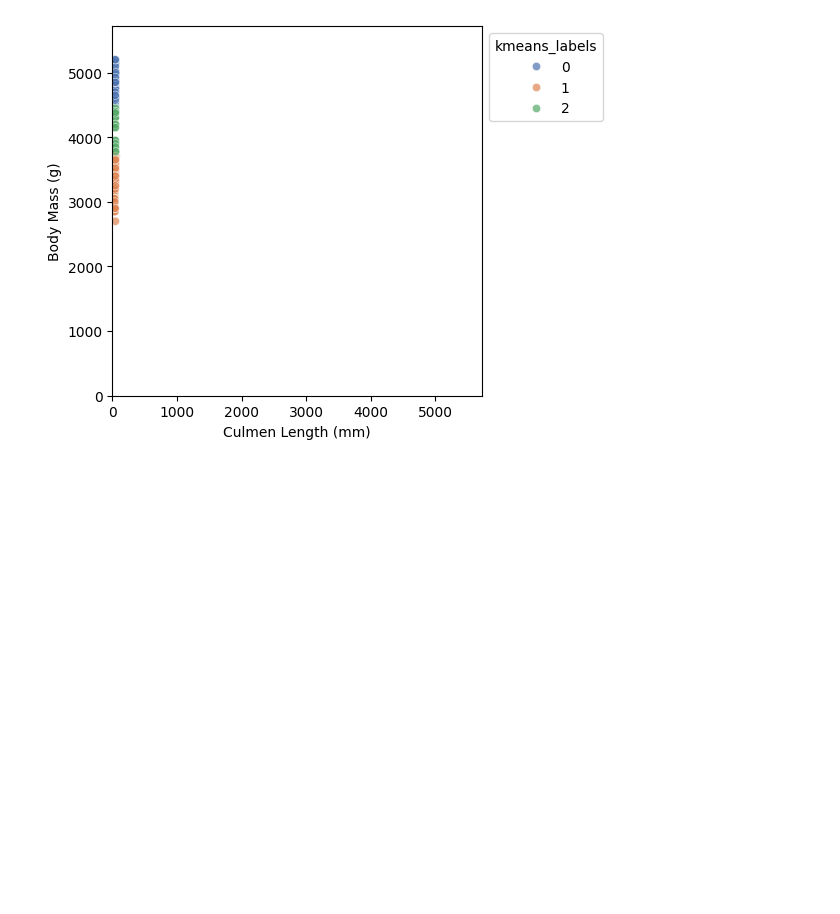
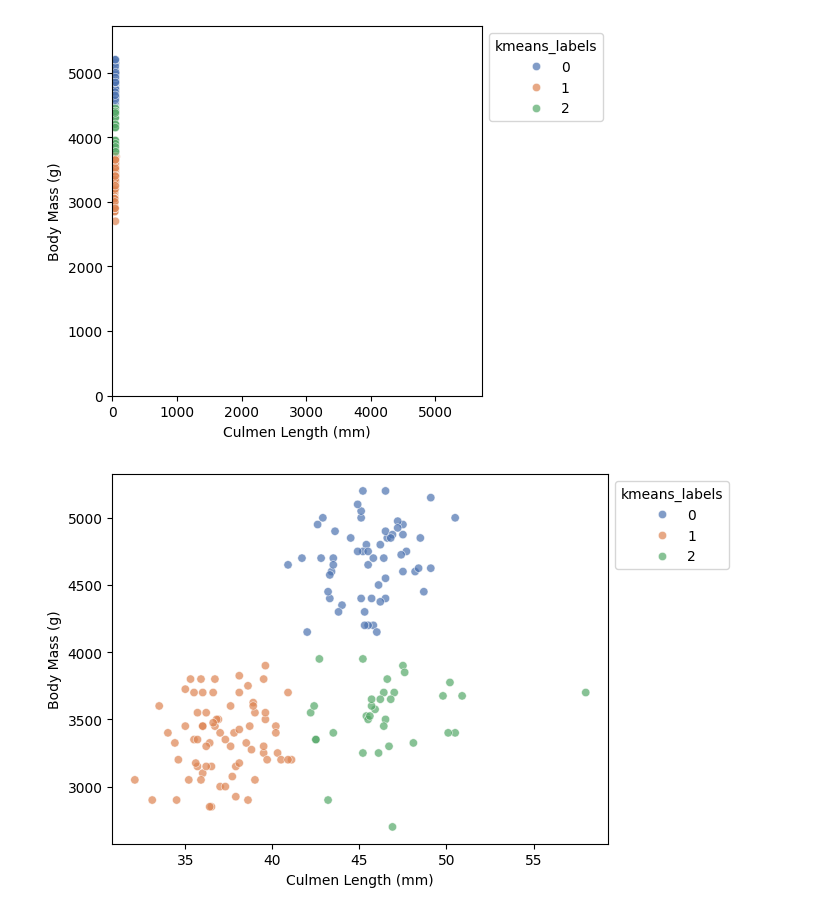
Before and after one commit to DavidGuzzi/inria, a Jupyter notebook: unsupervised.ipynb, the cells around one changed output. Saved outputs shown, nothing was run; the diff lists cells and outputs as text; code cells hidden in the pictures; blank space fills up the shorter version.

```diff
--- a/unsupervised.ipynb
+++ b/unsupervised.ipynb
@@ -112,3 +112,29 @@ from sklearn.preprocessing import StandardScaler
 scaled_kmeans = make_pipeline(
     StandardScaler(), KMeans(n_clusters=3, random_state=0)
 )
+# %%
+def plot_kmeans_clusters_on_2d_data(
+    clustering_model,
+    data,
+    first_feature_name,
+    second_feature_name,
+):
+    labels = clustering_model.fit_predict(
+        data[[first_feature_name, second_feature_name]]
+    )
+    ax = sns.scatterplot(
+        data=data.assign(kmeans_labels=labels),
+        x=first_feature_name,
+        y=second_feature_name,
+        hue="kmeans_labels",
+        palette="deep",
+        alpha=0.7,
+    )
+    sns.move_legend(ax, "upper left", bbox_to_anchor=(1, 1))
+
+
+plot_kmeans_clusters_on_2d_data(
+    scaled_kmeans, female_penguins, "Culmen Length (mm)", "Body Mass (g)"
+)
+# %% [output]
+[figure, added]
```
Also changed, not shown: parts of 9 cells of this notebook.
